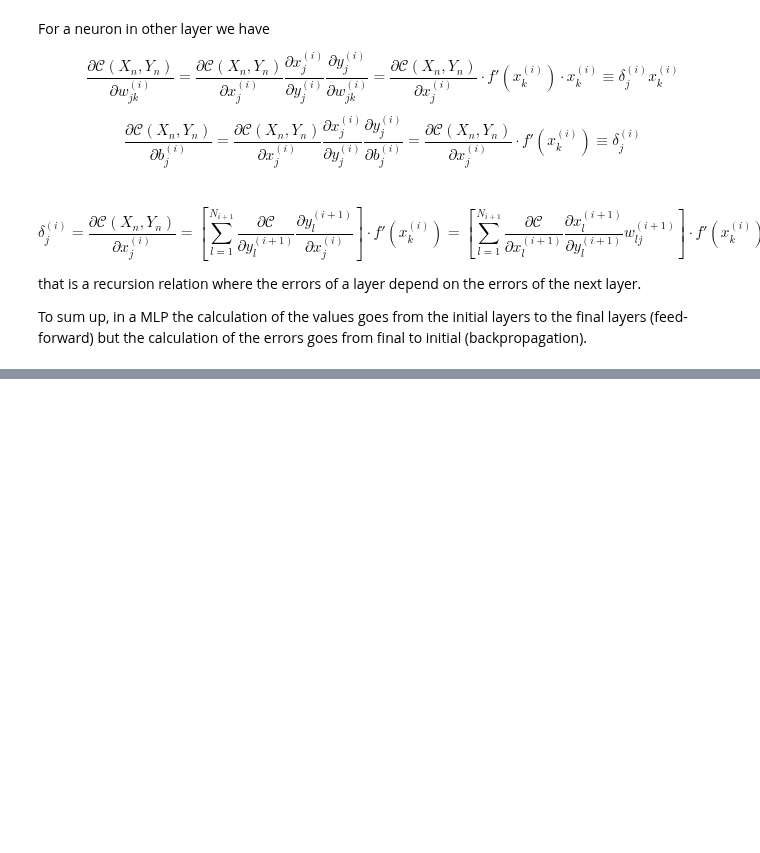
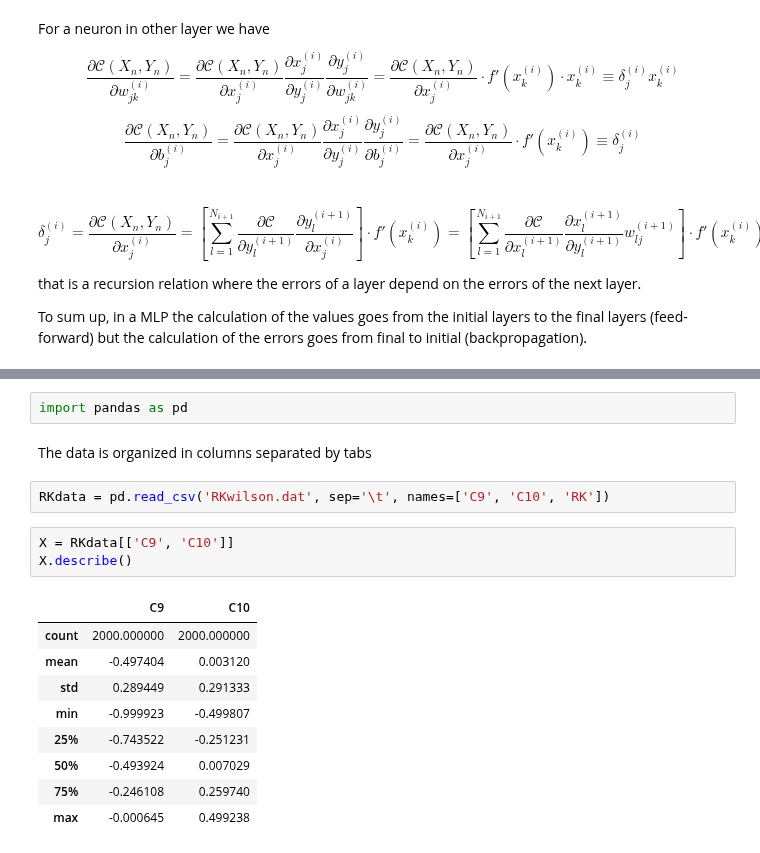
Before and after one commit to Jorge-Alda/TFM_AlejandroMir, a Jupyter notebook: Lecciones/06.ipynb, the cells around one changed output, grey strips where cells are left out. Cells and saved outputs as stored; diff of their text form; blank space fills up the shorter version.

```diff
--- a/Lecciones/06.ipynb
+++ b/Lecciones/06.ipynb
@@ -99,0 +245,19 @@ To sum up, in a MLP the calculation of the values goes from the initial layers t
+# %%
+import pandas as pd
+# %% [markdown]
+The data is organized in columns separated by tabs
+# %%
+RKdata = pd.read_csv('RKwilson.dat', sep='\t', names=['C9', 'C10', 'RK'])
+# %%
+X = RKdata[['C9', 'C10']]
+X.describe()
+# %% [output]
+|  | C9 | C10 |
+| count | 2000.000000 | 2000.000000 |
+| mean | -0.497404 | 0.003120 |
+| std | 0.289449 | 0.291333 |
+| min | -0.999923 | -0.499807 |
+| 25% | -0.743522 | -0.251231 |
+| 50% | -0.493924 | 0.007029 |
+| 75% | -0.246108 | 0.259740 |
+| max | -0.000645 | 0.499238 |
```
Also changed, not shown: parts of 25 cells of this notebook, 1 other file.
